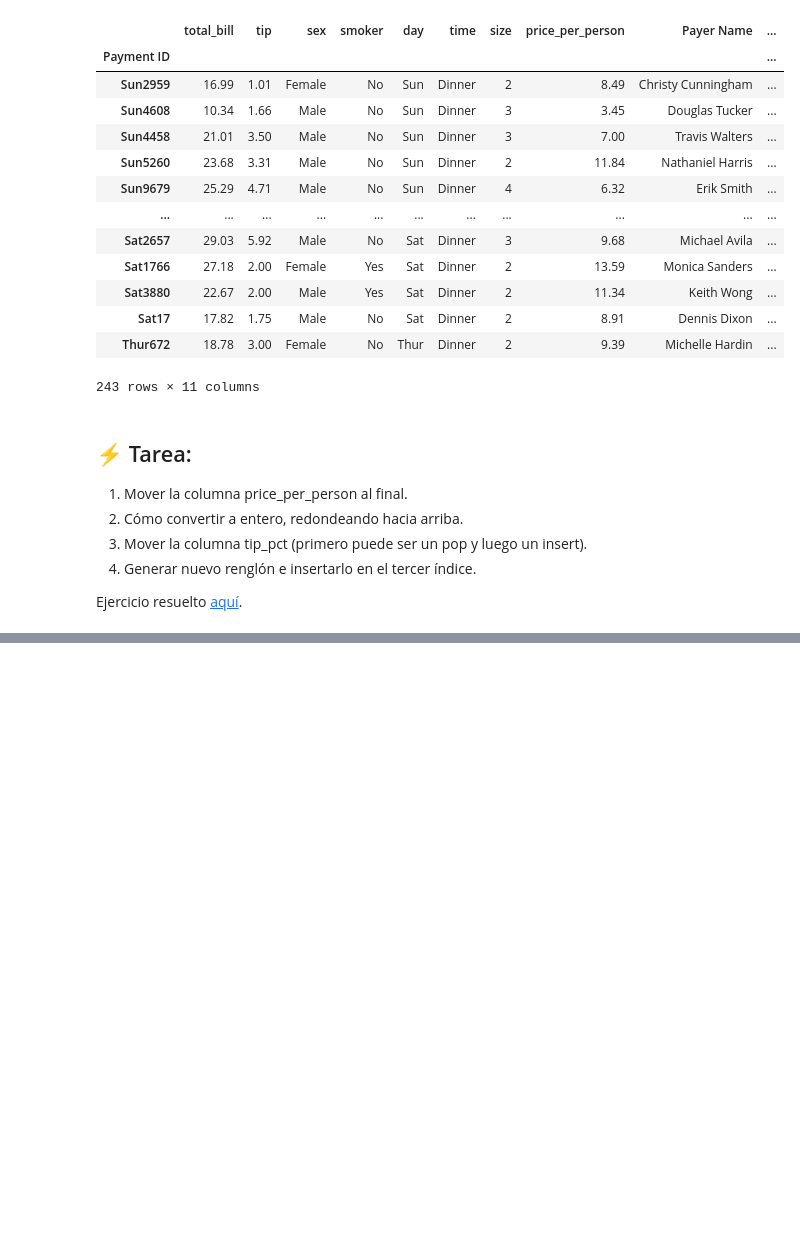
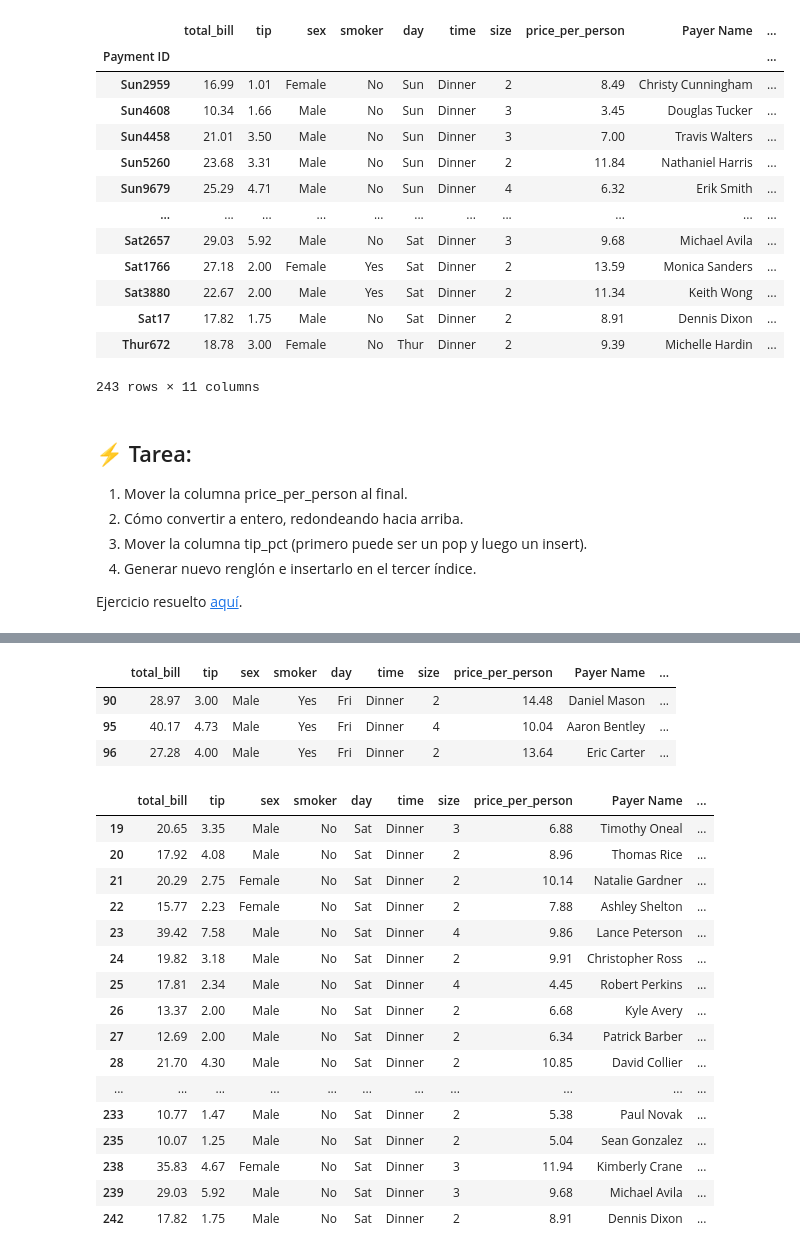
Before and after one commit to frenovatoa/Data_Science, a Jupyter notebook: Pandas/Notas/notas.ipynb, the cells around one changed output, grey strips where cells are left out. Saved outputs shown, nothing was run; the diff lists cells and outputs as text; code cells hidden in the pictures; blank space fills up the shorter version.

```diff
--- a/Pandas/Notas/notas.ipynb
+++ b/Pandas/Notas/notas.ipynb
@@ -942,0 +1038,29 @@ Ejercicio resuelto [aquí](../Ejercicios/20231128_19051186_EjPandas_DataFrame_03
+# %%
+# Mostrar aquellos registros donde la cuenta total sea mayor a 25 dólares y que el día sea viernes.
+tips_df[(tips_df["total_bill"] > 25) & (tips_df["day"] == "Fri")]
+# %% [output]
+|  | total_bill | tip | sex | smoker | day | time | size | price_per_person | Payer Name | ... |
+| 90 | 28.97 | 3.00 | Male | Yes | Fri | Dinner | 2 | 14.48 | Daniel Mason | ... |
+| 95 | 40.17 | 4.73 | Male | Yes | Fri | Dinner | 4 | 10.04 | Aaron Bentley | ... |
+| 96 | 27.28 | 4.00 | Male | Yes | Fri | Dinner | 2 | 13.64 | Eric Carter | ... |
+# %%
+# Mostrar aquellos registros donde no se fume y el día sea sábado.
+tips_df[(tips_df["smoker"] == "No") & (tips_df["day"] == "Sat")]
+# %% [output]
+|  | total_bill | tip | sex | smoker | day | time | size | price_per_person | Payer Name | ... |
+| 19 | 20.65 | 3.35 | Male | No | Sat | Dinner | 3 | 6.88 | Timothy Oneal | ... |
+| 20 | 17.92 | 4.08 | Male | No | Sat | Dinner | 2 | 8.96 | Thomas Rice | ... |
+| 21 | 20.29 | 2.75 | Female | No | Sat | Dinner | 2 | 10.14 | Natalie Gardner | ... |
+| 22 | 15.77 | 2.23 | Female | No | Sat | Dinner | 2 | 7.88 | Ashley Shelton | ... |
+| 23 | 39.42 | 7.58 | Male | No | Sat | Dinner | 4 | 9.86 | Lance Peterson | ... |
+| 24 | 19.82 | 3.18 | Male | No | Sat | Dinner | 2 | 9.91 | Christopher Ross | ... |
+| 25 | 17.81 | 2.34 | Male | No | Sat | Dinner | 4 | 4.45 | Robert Perkins | ... |
+| 26 | 13.37 | 2.00 | Male | No | Sat | Dinner | 2 | 6.68 | Kyle Avery | ... |
+| 27 | 12.69 | 2.00 | Male | No | Sat | Dinner | 2 | 6.34 | Patrick Barber | ... |
+| 28 | 21.70 | 4.30 | Male | No | Sat | Dinner | 2 | 10.85 | David Collier | ... |
+| ... | ... | ... | ... | ... | ... | ... | ... | ... | ... | ... |
+| 233 | 10.77 | 1.47 | Male | No | Sat | Dinner | 2 | 5.38 | Paul Novak | ... |
+| 235 | 10.07 | 1.25 | Male | No | Sat | Dinner | 2 | 5.04 | Sean Gonzalez | ... |
+| 238 | 35.83 | 4.67 | Female | No | Sat | Dinner | 3 | 11.94 | Kimberly Crane | ... |
+| 239 | 29.03 | 5.92 | Male | No | Sat | Dinner | 3 | 9.68 | Michael Avila | ... |
+| 242 | 17.82 | 1.75 | Male | No | Sat | Dinner | 2 | 8.91 | Dennis Dixon | ... |
```
Also changed, not shown: parts of 64 cells of this notebook.
